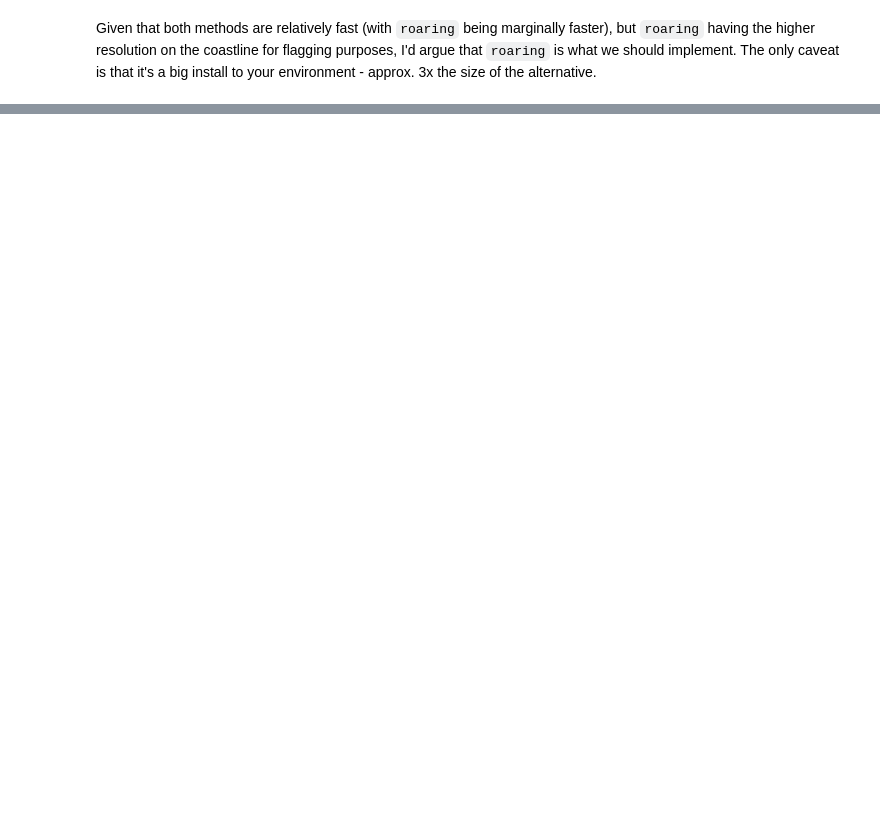
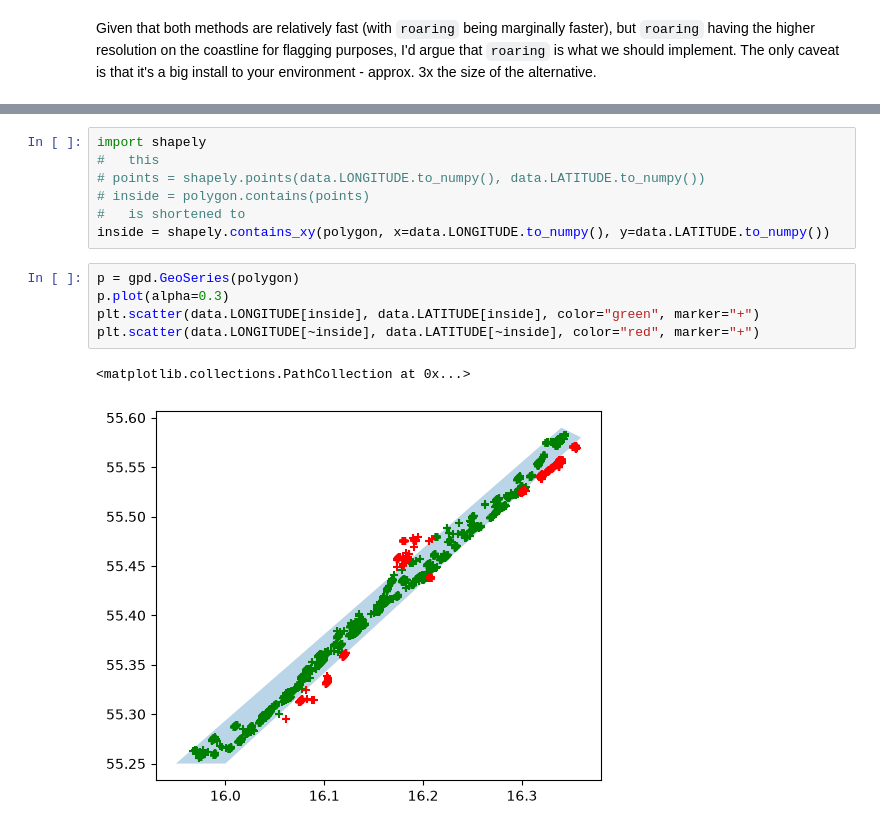
Before and after one commit to Klankers/mau_gsoc_qartod, a Jupyter notebook: deliverable_2.ipynb, the cells around one changed output, grey strips where cells are left out. Cells and saved outputs as stored; diff of their text form; blank space fills up the shorter version.

```diff
--- a/deliverable_2.ipynb
+++ b/deliverable_2.ipynb
@@ -3164,0 +3219,15 @@ Given that both methods are relatively fast (with `roaring` being marginally fas
+# %%
+import shapely
+#   this
+# points = shapely.points(data.LONGITUDE.to_numpy(), data.LATITUDE.to_numpy())
+# inside = polygon.contains(points)
+#   is shortened to
+inside = shapely.contains_xy(polygon, x=data.LONGITUDE.to_numpy(), y=data.LATITUDE.to_numpy())
+# %%
+p = gpd.GeoSeries(polygon)
+p.plot(alpha=0.3)
+plt.scatter(data.LONGITUDE[inside], data.LATITUDE[inside], color="green", marker="+")
+plt.scatter(data.LONGITUDE[~inside], data.LATITUDE[~inside], color="red", marker="+")
+# %% [output]
+<matplotlib.collections.PathCollection at 0x...>
+[figure, added]
```
Also changed, not shown: parts of 36 cells of this notebook.
